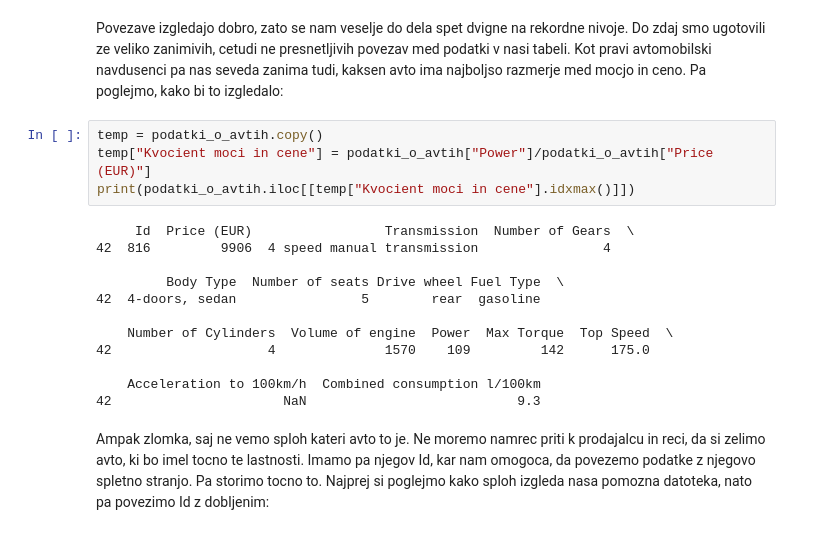
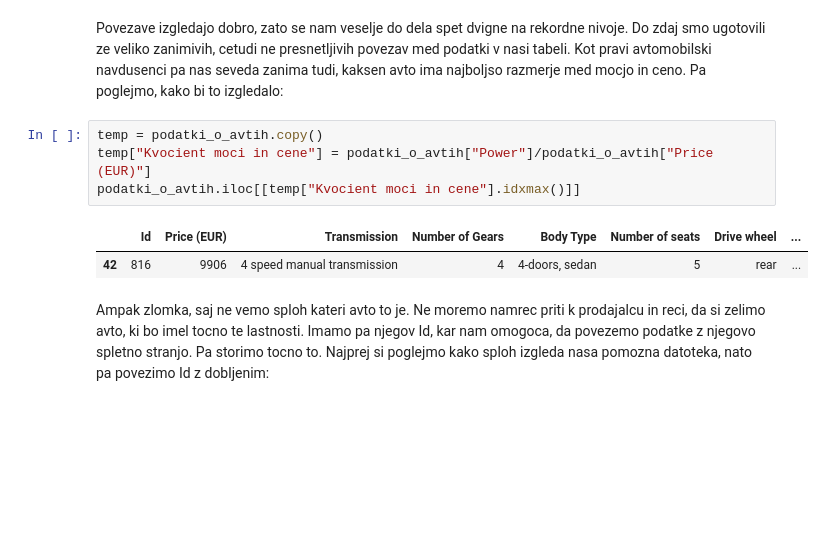
Before and after one commit to urbancluka/UVP-Projektna-naloga, a Jupyter notebook: analiza.ipynb, the cells around one changed output. Drawn from its saved outputs; the diff is of its cells as text; blank space fills up the shorter version.

```diff
--- a/analiza.ipynb
+++ b/analiza.ipynb
@@ -319,19 +316,10 @@ Do zdaj smo ugotovili ze veliko zanimivih, cetudi ne presnetljivih povezav med p
 # %%
 temp = podatki_o_avtih.copy()
 temp["Kvocient moci in cene"] = podatki_o_avtih["Power"]/podatki_o_avtih["Price (EUR)"]
-print(podatki_o_avtih.iloc[[temp["Kvocient moci in cene"].idxmax()]])
+podatki_o_avtih.iloc[[temp["Kvocient moci in cene"].idxmax()]]
 # %% [output]
-     Id  Price (EUR)                 Transmission  Number of Gears  \
-42  816         9906  4 speed manual transmission                4
-
-         Body Type  Number of seats Drive wheel Fuel Type  \
-42  4-doors, sedan                5        rear  gasoline
-
-    Number of Cylinders  Volume of engine  Power  Max Torque  Top Speed  \
-42                    4              1570    109         142      175.0
-
-    Acceleration to 100km/h  Combined consumption l/100km
-42                      NaN                           9.3
+|  | Id | Price (EUR) | Transmission | Number of Gears | Body Type | Number of seats | Drive wheel | ... |
+| 42 | 816 | 9906 | 4 speed manual transmission | 4 | 4-doors, sedan | 5 | rear | ... |
 # %% [markdown]
 Ampak zlomka, saj ne vemo sploh kateri avto to je. Ne moremo namrec priti k prodajalcu in reci, da si zelimo avto, ki bo imel tocno te lastnosti. Imamo pa njegov Id, kar nam omogoca, da povezemo podatke z njegovo spletno stranjo. Pa storimo tocno to. Najprej si poglejmo kako sploh izgleda nasa pomozna datoteka, nato pa povezimo Id z dobljenim:
 # %%
```
Also changed, not shown: parts of 7 cells of this notebook.
